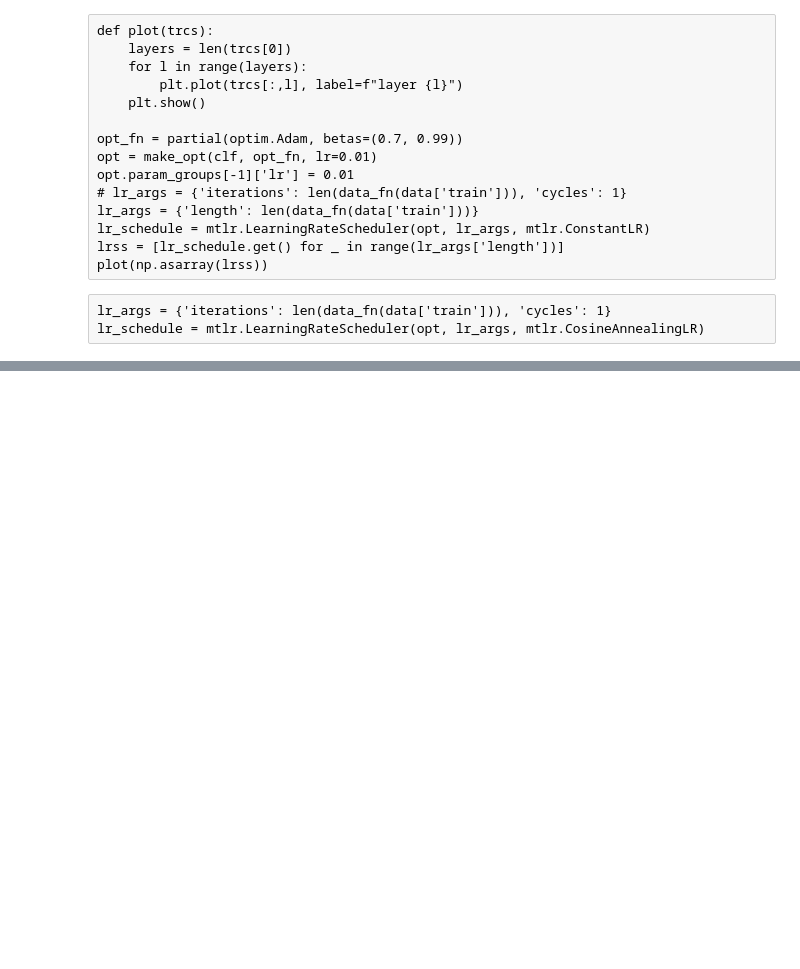
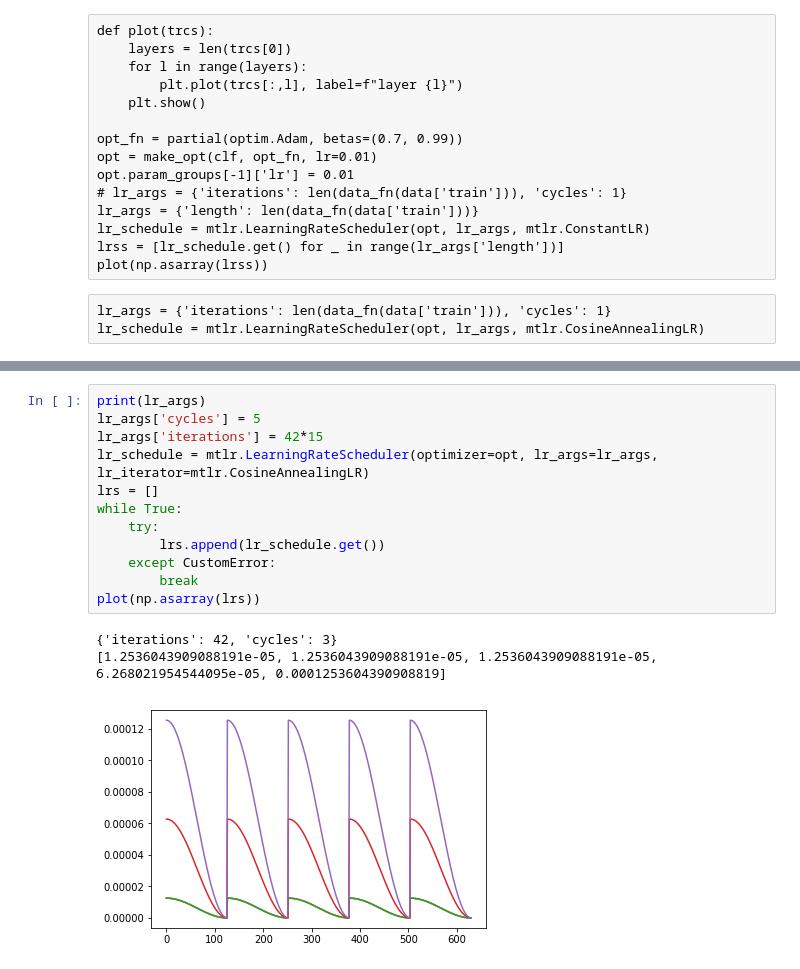
Before and after one commit to geraltofrivia/thesis-domainadv-recurrentlm, a Jupyter notebook: phase3.ipynb, the cells around one changed output, grey strips where cells are left out. Cells and saved outputs as stored; diff of their text form; blank space fills up the shorter version.

```diff
--- a/phase3.ipynb
+++ b/phase3.ipynb
@@ -368,0 +371,16 @@ plot(np.asarray(traces[-1]))
+# %%
+print(lr_args)
+lr_args['cycles'] = 5
+lr_args['iterations'] = 42*15
+lr_schedule = mtlr.LearningRateScheduler(optimizer=opt, lr_args=lr_args, lr_iterator=mtlr.CosineAnnealingLR)
+lrs = []
+while True:
+    try:
+        lrs.append(lr_schedule.get())
+    except CustomError:
+        break
+plot(np.asarray(lrs))
+# %% [output]
+{'iterations': 42, 'cycles': 3}
+[1.2536043909088191e-05, 1.2536043909088191e-05, 1.2536043909088191e-05, 6.268021954544095e-05, 0.0001253604390908819]
+[figure, added]
```
Also changed, not shown: parts of 16 cells of this notebook, 5 other files.
